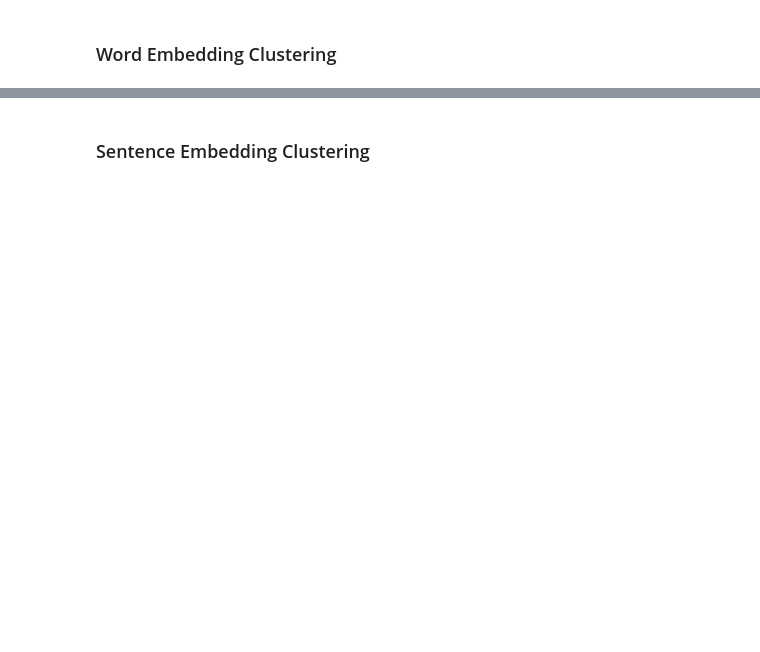
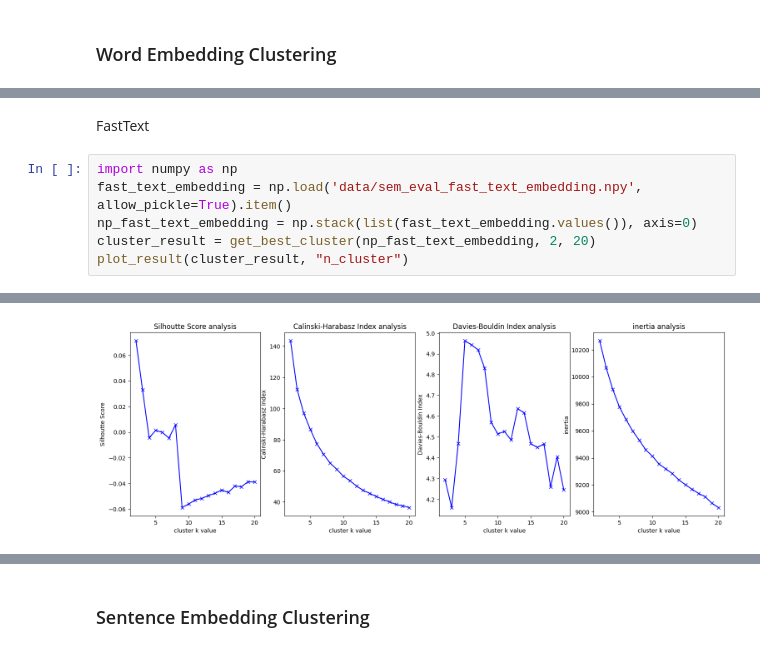
Before and after one commit to stevenlimcorn/unsupervised-absa, a Jupyter notebook: example_notebook.ipynb, the cells around one changed output, grey strips where cells are left out. Cells and saved outputs as stored; diff of their text form; blank space fills up the shorter version.

```diff
--- a/example_notebook.ipynb
+++ b/example_notebook.ipynb
@@ -261,0 +444,9 @@ bert_embedding
+# %% [markdown]
+FastText
+# %%
+import numpy as np
+fast_text_embedding = np.load('data/sem_eval_fast_text_embedding.npy', allow_pickle=True).item()
+np_fast_text_embedding = np.stack(list(fast_text_embedding.values()), axis=0)
+cluster_result = get_best_cluster(np_fast_text_embedding, 2, 20)
+plot_result(cluster_result, "n_cluster")
+# %% [output]
@@ -261,0 +472 @@ bert_embedding
+[figure, added]
```
Also changed, not shown: parts of 68 cells of this notebook, 7 other files.
